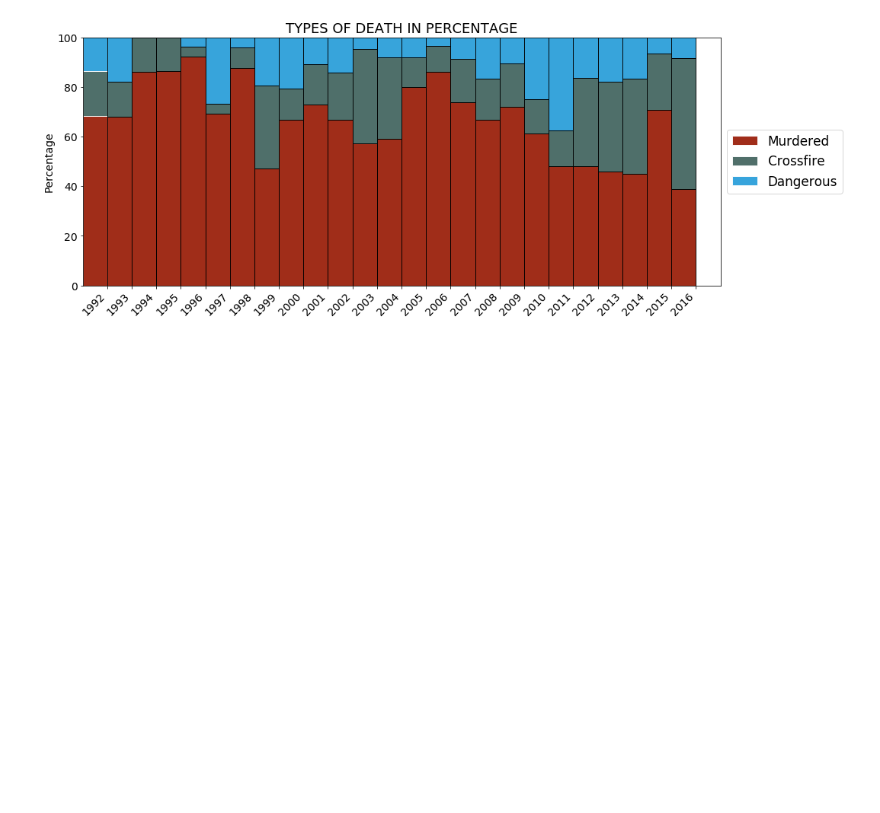
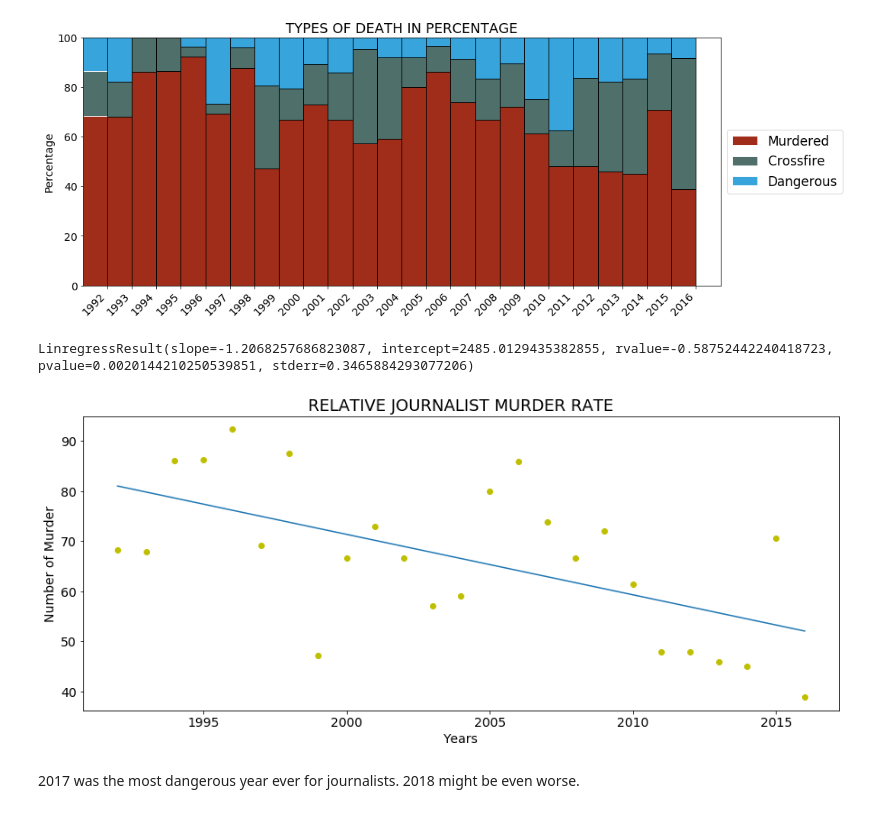
Before and after one commit to ktseringchem/ThinkfulProjects, a Jupyter notebook: Thinkful Projects/Thinkful Projects/Capstone Project.ipynb, the cells around one changed output. Cells and saved outputs as stored; diff of their text form; code cells hidden in the pictures; blank space fills up the shorter version.

```diff
--- a/Thinkful Projects/Thinkful Projects/Capstone Project.ipynb
+++ b/Thinkful Projects/Thinkful Projects/Capstone Project.ipynb
@@ -306,7 +298,7 @@ for year3 in DateRange4:
 
     Murder = Typeundetermined * (TypeMurder['Name'].count()/totes)
     Cross = Typeundetermined * (TypeCross['Name'].count()/totes)
-    Danger = Typeundetermined * (totesyear['Name'].count()/totes)
+    Danger = Typeundetermined * (totesinyear['Name'].count()/totes)
 
     count3 = [year3,
               100*(TypeMurder['Name'].count() + Murder)/df_2.loc[i,"Count"],
@@ -405,3 +397,24 @@ plt.rc('font', size=14)
 plt.show()
 # %% [output]
 [figure]
+# %%
+plt.figure(figsize=(15,6))
+
+fit = np.polyfit(dfcpjPer["Year"], dfcpjPer['Murdered'],1)
+fit_fn = np.poly1d(fit)
+
+plt.title('RELATIVE JOURNALIST MURDER RATE')
+plt.xlabel("Years")
+plt.ylabel('Number of Murder')
+
+plt.rc('axes', titlesize=18)
+plt.rc('font', size=14)
+
+
+plt.plot(dfcpjPer["Year"], dfcpjPer['Murdered'], 'yo', dfcpjPer["Year"], fit_fn(dfcpjPer["Year"]))
+linregress(dfcpjPer["Year"], dfcpjPer['Murdered'])
+# %% [output]
+LinregressResult(slope=-1.2068257686823087, intercept=2485.0129435382855, rvalue=-0.58752442240418723, pvalue=0.0020144210250539851, stderr=0.3465884293077206)
+[figure, added]
+# %% [markdown]
+2017 was the most dangerous year ever for journalists. 2018 might be even worse.
```
Also changed, not shown: parts of 4 cells of this notebook, 1 other file.
